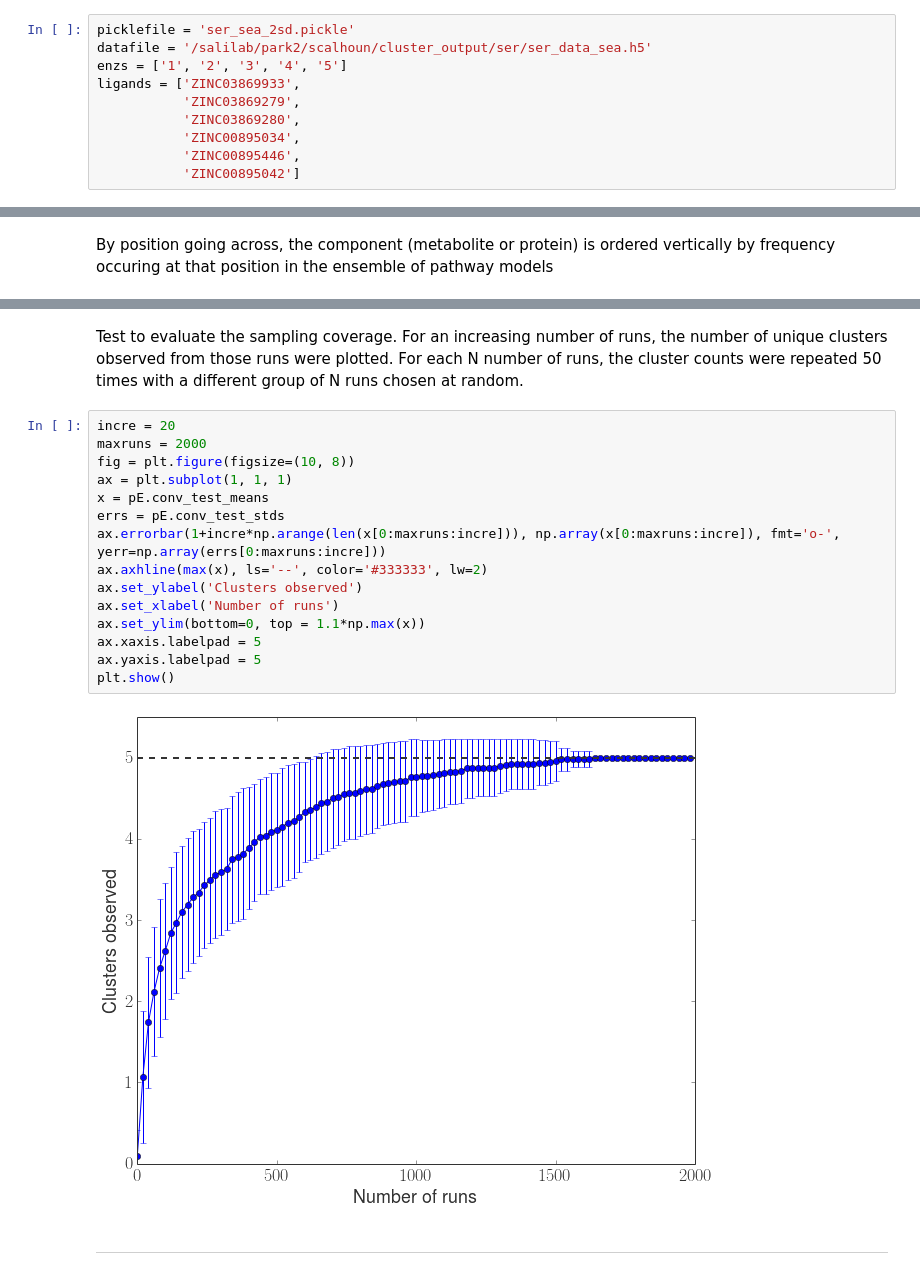
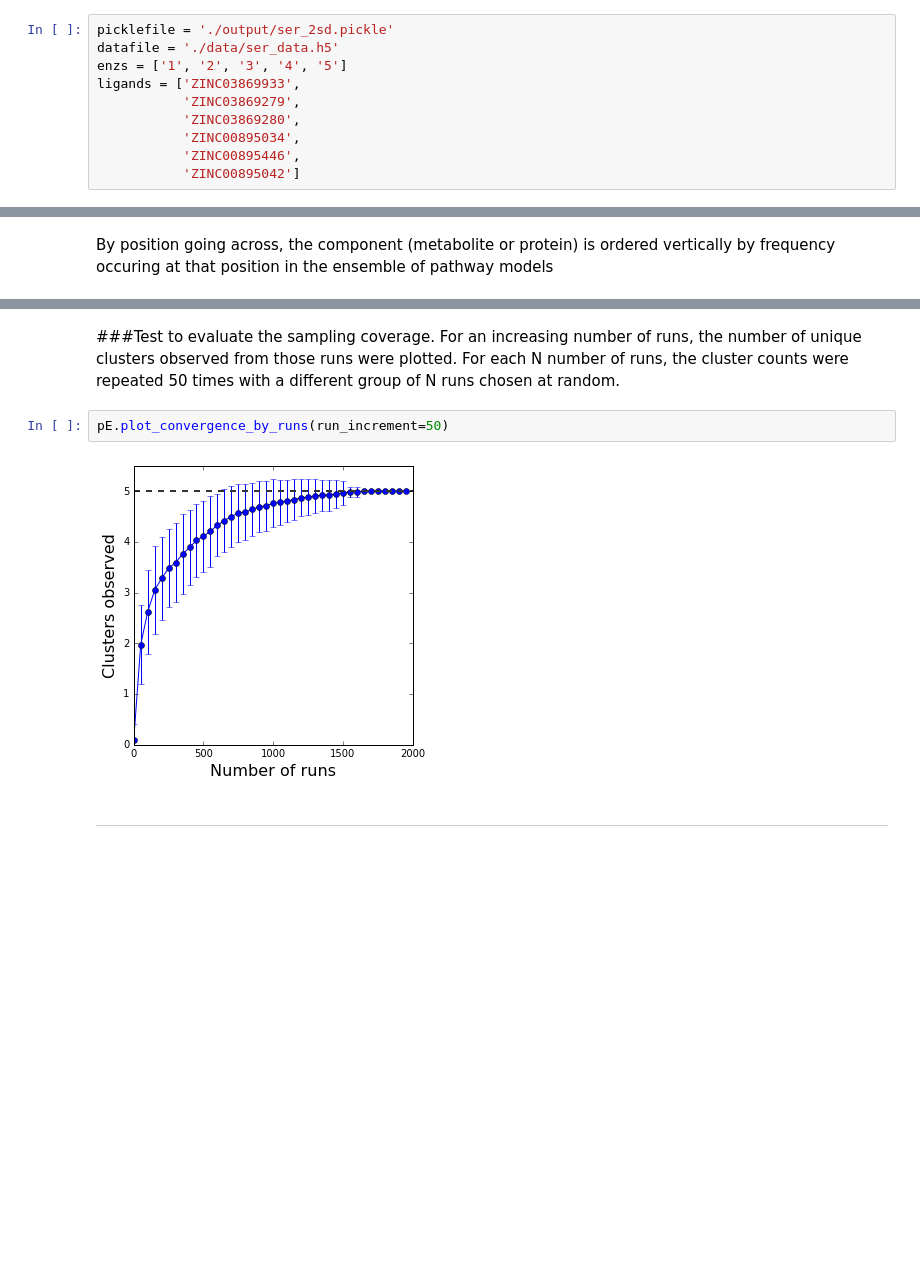
Before and after one commit to salilab/pathway_mapping, a Jupyter notebook: Examples/Serine/Serine.ipynb, the cells around one changed output, grey strips where cells are left out. Drawn from its saved outputs; the diff is of its cells as text; blank space fills up the shorter version.

```diff
--- a/Examples/Serine/Serine.ipynb
+++ b/Examples/Serine/Serine.ipynb
@@ -24,6 +26,6 @@ Define file locations, input enzymes/ligands, and true pathway
 # %%
-picklefile = 'ser_sea_2sd.pickle'
-datafile = '/salilab/park2/scalhoun/cluster_output/ser/ser_data_sea.h5'
+picklefile = './output/ser_2sd.pickle'
+datafile = './data/ser_data.h5'
 enzs = ['1', '2', '3', '4', '5']
 ligands = ['ZINC03869933',
            'ZINC03869279',
@@ -94,24 +101,12 @@ HTML(pE.get_html_table(percent_cutoff=.05, enz_percent_cutoff=0.15, urlstring_to
 # %% [output]
 [interactive output not drawn]
 # %% [markdown]
-Test to evaluate the sampling coverage. For an increasing number of runs, the number of unique clusters observed from those runs were plotted. For each N number of runs, the cluster counts were repeated 50 times with a different group of N runs chosen at random.
+###Test to evaluate the sampling coverage.
+For an increasing number of runs, the number of unique clusters observed from those runs were plotted. For each N number of runs, the cluster counts were repeated 50 times with a different group of N runs chosen at random.
-# %%
-incre = 20
-maxruns = 2000
-fig = plt.figure(figsize=(10, 8))
-ax = plt.subplot(1, 1, 1)
-x = pE.conv_test_means
-errs = pE.conv_test_stds
-ax.errorbar(1+incre*np.arange(len(x[0:maxruns:incre])), np.array(x[0:maxruns:incre]), fmt='o-', yerr=np.array(errs[0:maxruns:incre]))
-ax.axhline(max(x), ls='--', color='#333333', lw=2)
-ax.set_ylabel('Clusters observed')
-ax.set_xlabel('Number of runs')
-ax.set_ylim(bottom=0, top = 1.1*np.max(x))
-ax.xaxis.labelpad = 5
-ax.yaxis.labelpad = 5
-plt.show()
-# %% [output]
-[figure, removed]
+# %%
+pE.plot_convergence_by_runs(run_increment=50)
+# %% [output]
+[figure, added]
 # %% [markdown]
 __________________________________________________
 # %% [markdown]
```
Also changed, not shown: parts of 22 cells of this notebook, 3 other files.
